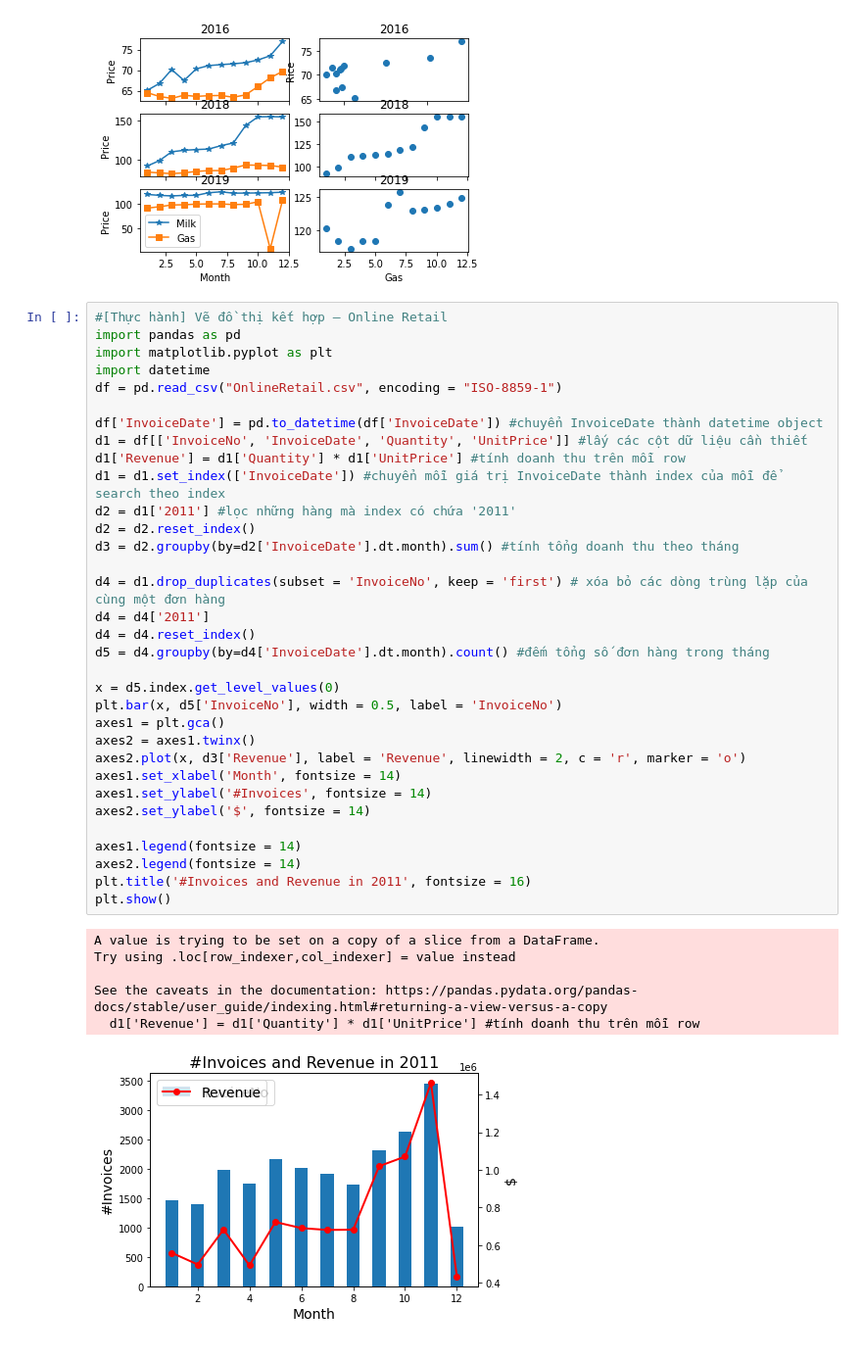
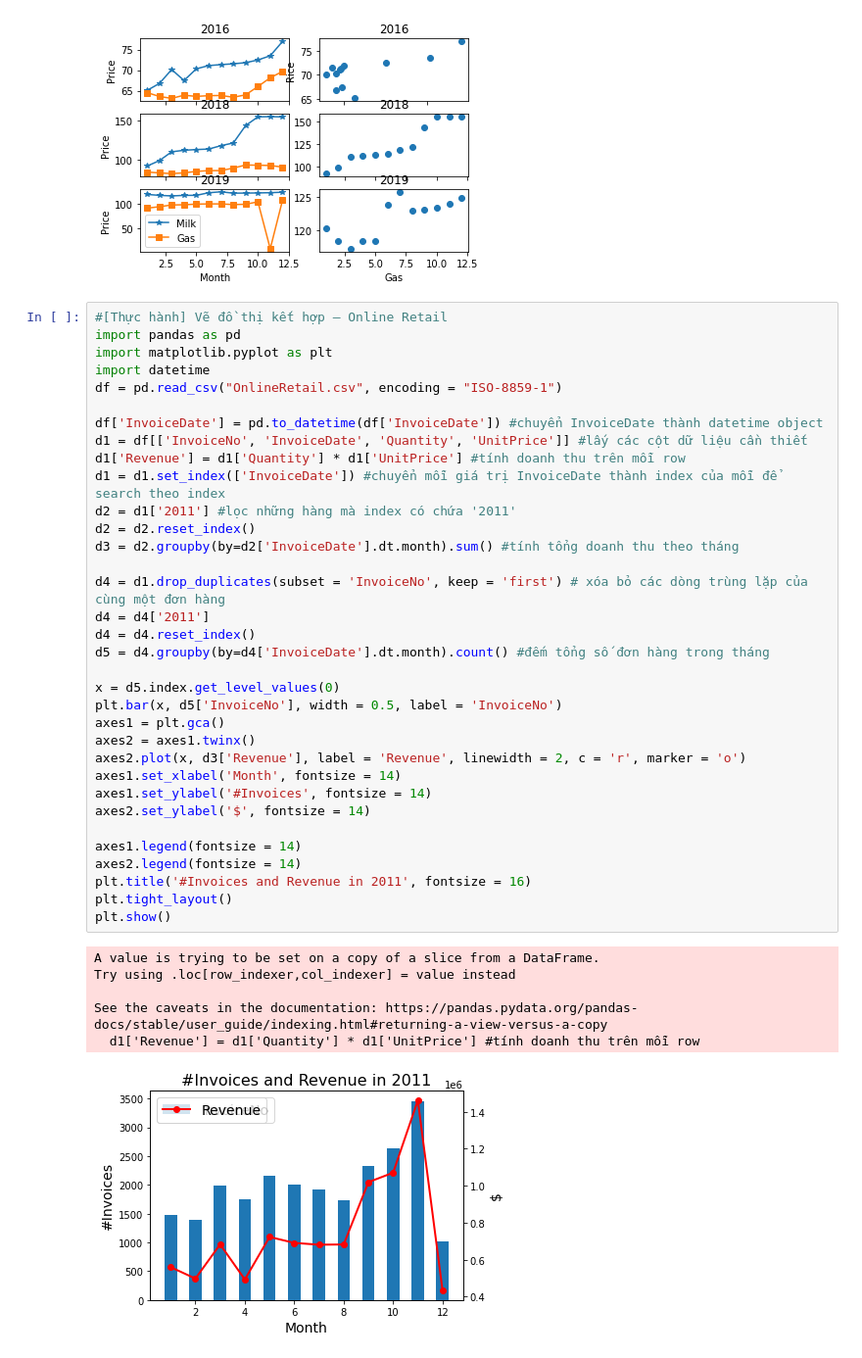
Before and after one commit to KimKieu123/DA30092022, a Jupyter notebook: BT Learn.ipynb, the cells around one changed output. Shown at 98% size. Cells and saved outputs as stored; diff of their text form.

```diff
--- a/BT Learn.ipynb
+++ b/BT Learn.ipynb
@@ -1843,31 +1843,32 @@ d1 = df[['InvoiceNo', 'InvoiceDate', 'Quantity', 'UnitPrice']] #lấy các cột
 d1['Revenue'] = d1['Quantity'] * d1['UnitPrice'] #tính doanh thu trên mỗi row
 d1 = d1.set_index(['InvoiceDate']) #chuyển mỗi giá trị InvoiceDate thành index của mỗi để search theo index
 d2 = d1['2011'] #lọc những hàng mà index có chứa '2011'
 d2 = d2.reset_index()
 d3 = d2.groupby(by=d2['InvoiceDate'].dt.month).sum() #tính tổng doanh thu theo tháng
 
 d4 = d1.drop_duplicates(subset = 'InvoiceNo', keep = 'first') # xóa bỏ các dòng trùng lặp của cùng một đơn hàng
 d4 = d4['2011']
 d4 = d4.reset_index()
 d5 = d4.groupby(by=d4['InvoiceDate'].dt.month).count() #đếm tổng số đơn hàng trong tháng
 
 x = d5.index.get_level_values(0)
 plt.bar(x, d5['InvoiceNo'], width = 0.5, label = 'InvoiceNo')
 axes1 = plt.gca()
 axes2 = axes1.twinx()
 axes2.plot(x, d3['Revenue'], label = 'Revenue', linewidth = 2, c = 'r', marker = 'o')
 axes1.set_xlabel('Month', fontsize = 14)
 axes1.set_ylabel('#Invoices', fontsize = 14)
 axes2.set_ylabel('$', fontsize = 14)
 
 axes1.legend(fontsize = 14)
 axes2.legend(fontsize = 14)
 plt.title('#Invoices and Revenue in 2011', fontsize = 16)
+plt.tight_layout()
 plt.show()
 # %% [output]
 A value is trying to be set on a copy of a slice from a DataFrame.
 Try using .loc[row_indexer,col_indexer] = value instead
 
 See the caveats in the documentation: https://pandas.pydata.org/pandas-docs/stable/user_guide/indexing.html#returning-a-view-versus-a-copy
   d1['Revenue'] = d1['Quantity'] * d1['UnitPrice'] #tính doanh thu trên mỗi row
-[figure, old version]
+[figure, new version]
```
Also changed, not shown: parts of 1 cell of this notebook, 2 other files.
